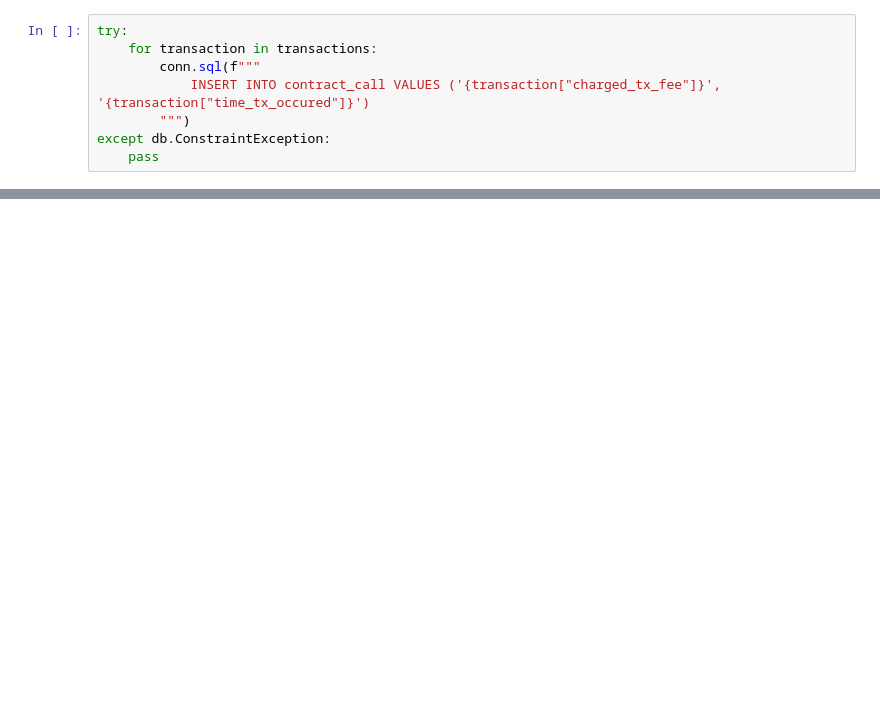
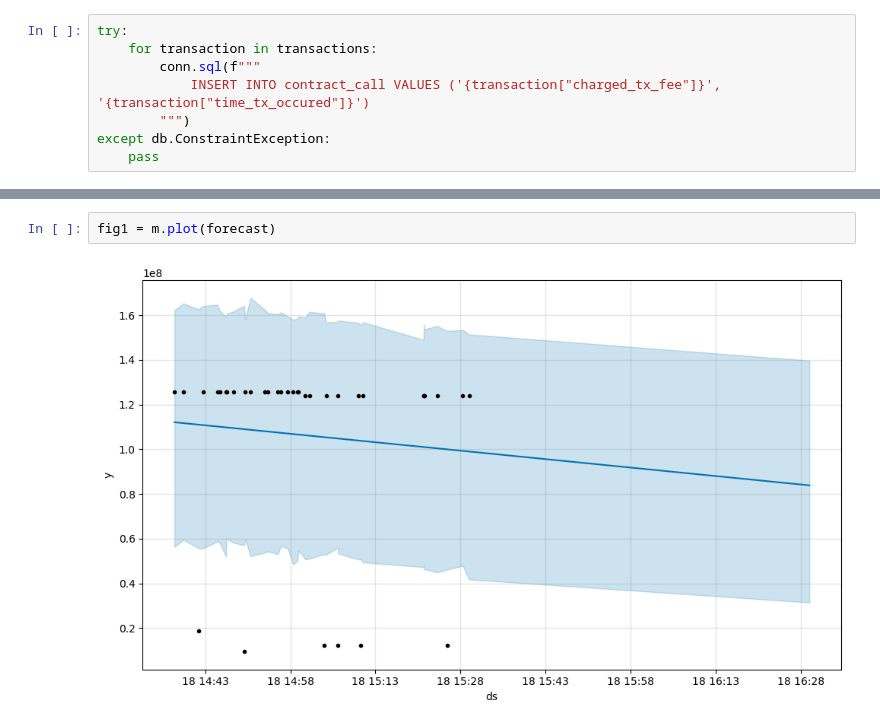
Before and after one commit to balojey/pranatics, a Jupyter notebook: playground/hedera_data_demo.ipynb, the cells around one changed output, grey strips where cells are left out. Cells and saved outputs as stored; diff of their text form; blank space fills up the shorter version.

```diff
--- a/playground/hedera_data_demo.ipynb
+++ b/playground/hedera_data_demo.ipynb
@@ -101,0 +128,4 @@ forecast.tail()
+# %%
+fig1 = m.plot(forecast)
+# %% [output]
+[figure, added]
```
Also changed, not shown: parts of 10 cells of this notebook.
